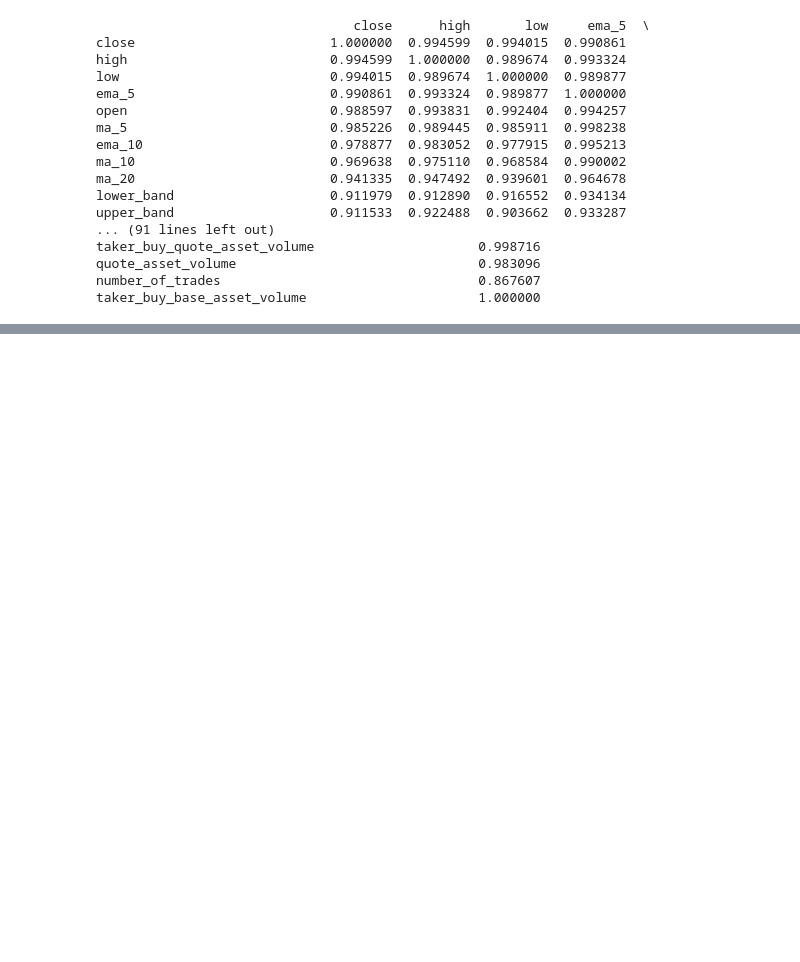
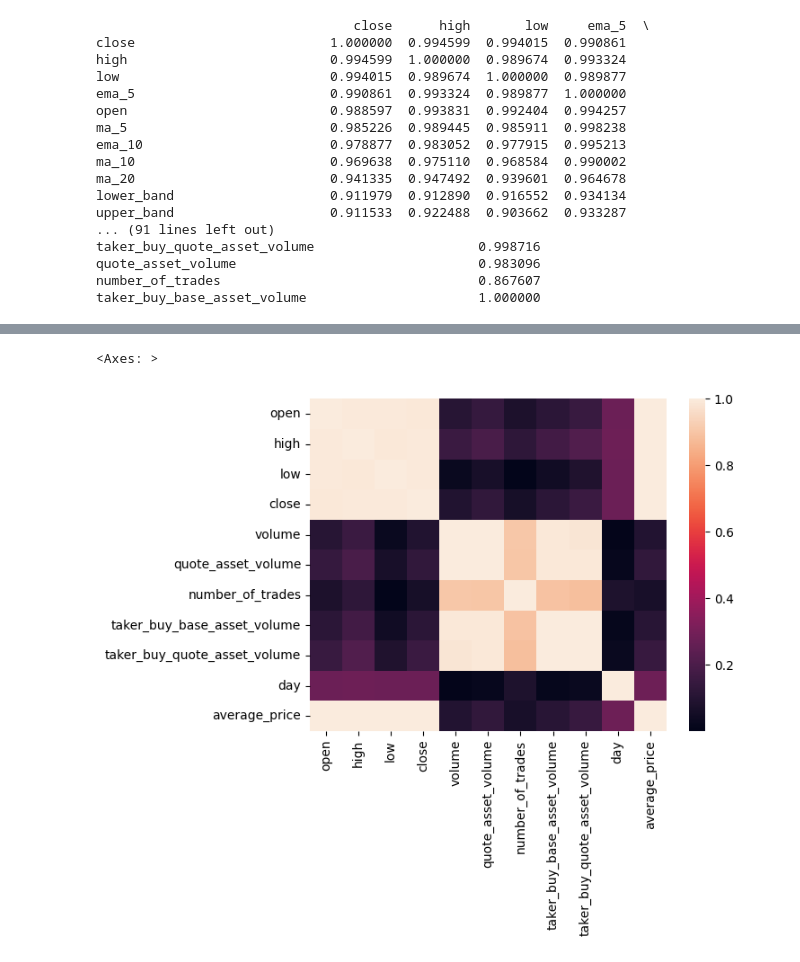
Before and after one commit to fahimai001/CryptoCurrency-Forecasting, a Jupyter notebook: notebook/experiment.ipynb, the cells around one changed output, grey strips where cells are left out. Saved outputs shown, nothing was run; the diff lists cells and outputs as text; code cells hidden in the pictures; blank space fills up the shorter version.

```diff
--- a/notebook/experiment.ipynb
+++ b/notebook/experiment.ipynb
@@ -183,0 +194,2 @@ df1.head()
+# %%
+df1 = df1.drop(columns=['year','month', 'week', 'is_weekend', 'daily_change','day_of_week'], axis=1)
@@ -183,0 +198,2 @@ df1.head()
+# %%
+df1['average_price'] = (df1['high'] + df1['low']) / 2
@@ -203,10 +228,10 @@ taker_buy_base_asset_volume     0
 dtype: int64
 # %%
-df1['ma_5'] =  df1['ma_5'].fillna(df1['ma_5'].mean())
-df1['ma_10'] = df1['ma_10'].fillna(df1['ma_10'].mean())
-df1['ma_20'] = df1['ma_20'].fillna(df1['ma_20'].mean())
-df1['lower_band'] = df1['lower_band'].fillna(df1['lower_band'].mean())
-df1['upper_band'] = df1['upper_band'].fillna(df1['upper_band'].mean())
+# df['ma_5'] =  df['ma_5'].fillna(df['ma_5'].mean())
+# df['ma_10'] = df['ma_10'].fillna(df['ma_10'].mean())
+# df['ma_20'] = df['ma_20'].fillna(df['ma_20'].mean())
+# df['lower_band'] = df['lower_band'].fillna(df['lower_band'].mean())
+# df['upper_band'] = df['upper_band'].fillna(df['upper_band'].mean())
 # %%
 spearman_corr = df1.corr(method='spearman')
 print(spearman_corr)
@@ -258,0 +288,5 @@ Root Mean Squared Error (RMSE): 165.62191295658172
+# %%
+sns.heatmap(df1.corr())
+# %% [output]
+<Axes: >
+[figure, added]
```
Also changed, not shown: parts of 28 cells of this notebook, 21 other files.
